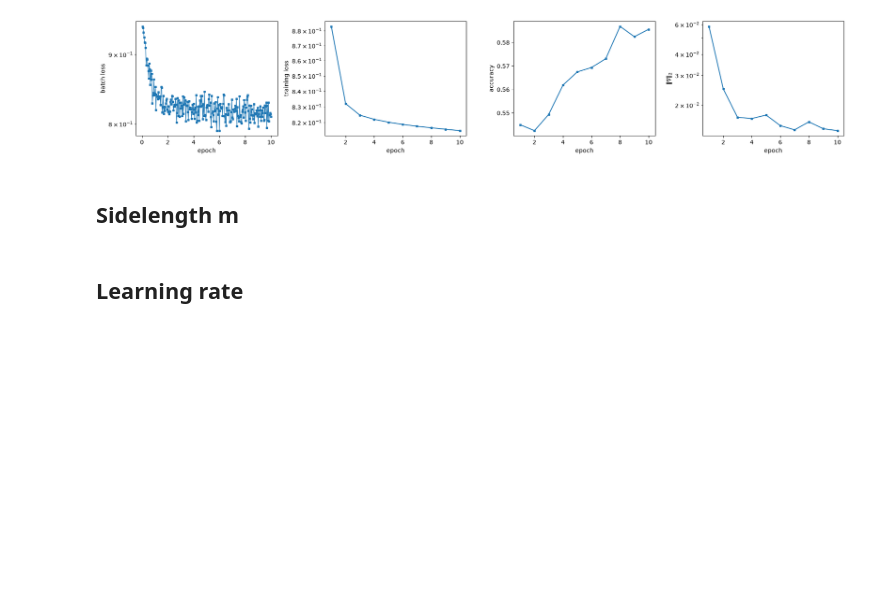
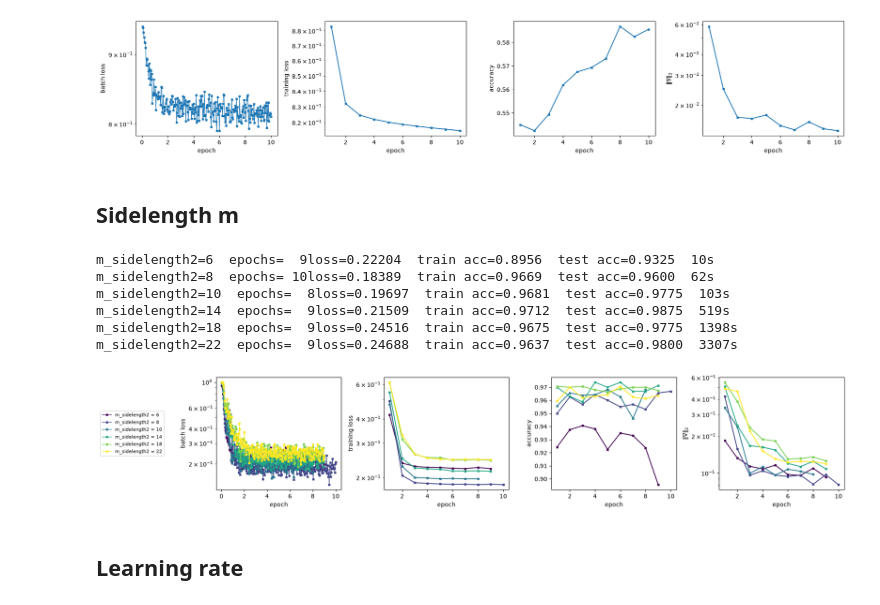
Before and after one commit to kaschdaniel/MANTIS, a Jupyter notebook: TimsEvalNotebook.ipynb, the cells around one changed output. Saved outputs shown, nothing was run; the diff lists cells and outputs as text; code cells hidden in the pictures; blank space fills up the shorter version.

```diff
--- a/TimsEvalNotebook.ipynb
+++ b/TimsEvalNotebook.ipynb
@@ -174,7 +174,7 @@ def training_sweep_m_sidelength(values, number, theta_enc, normalize_energy,
 
     # Sweep Array:
     sweep = [6,8,10,14,18,22]
-    sweep_label = "m_sidelength"
+    sweep_label = "m_sidelength2"
 
 
     # Perform training
@@ -208,34 +208,42 @@ def training_sweep_m_sidelength(values, number, theta_enc, normalize_energy,
 # %%
 # Set standard parameters
 values = np.array([1, 7])  # figures you want from the mnist dataset
 number = 2000  # Sets number of samples you want to get in total
 # mysterious hyper parameter for amplitude scaling
 norm_energy = True  # Bool for if energy of encoded image should be normalized or not
 seed = 1550  # Random seed to control random choice of number -pictures out of the available ones,
 # seed = None leads to random results for each iteration
 balanced = True  # Enforcing equality of classes
 split_ratio = 0.8  # Sets training-sample proportion
 verbose = False
 
 # Standard parameters specific to OML system
 theta_enc = 1
 encoding = 'amplitude'
 detectors = (33, 66)
 loss_kind = 'mse'
 learning_rate = 1.3
 batch_size = 64
 init = "haar"
-max_epochs = 5
+max_epochs = 10
 patience = 3
 min_delta = 1e-3
 eta_bs = 1.0
 alpha_fiber = 0.0
 
 training_sweep_m_sidelength(values, number, theta_enc, norm_energy,
                         seed, balanced, split_ratio, encoding,
                         detectors, loss_kind, learning_rate, batch_size,
                         init, max_epochs, patience, min_delta,
                         eta_bs, alpha_fiber, verbose)
+# %% [output]
+m_sidelength2=6  epochs=  9loss=0.22204  train acc=0.8956  test acc=0.9325  10s
+m_sidelength2=8  epochs= 10loss=0.18389  train acc=0.9669  test acc=0.9600  62s
+m_sidelength2=10  epochs=  8loss=0.19697  train acc=0.9681  test acc=0.9775  103s
+m_sidelength2=14  epochs=  9loss=0.21509  train acc=0.9712  test acc=0.9875  519s
+m_sidelength2=18  epochs=  9loss=0.24516  train acc=0.9675  test acc=0.9775  1398s
+m_sidelength2=22  epochs=  9loss=0.24688  train acc=0.9637  test acc=0.9800  3307s
+[figure, added]
 # %% [markdown]
 ## Learning rate
 # %%
```
Also changed, not shown: parts of 2 cells of this notebook, 27 other files.
